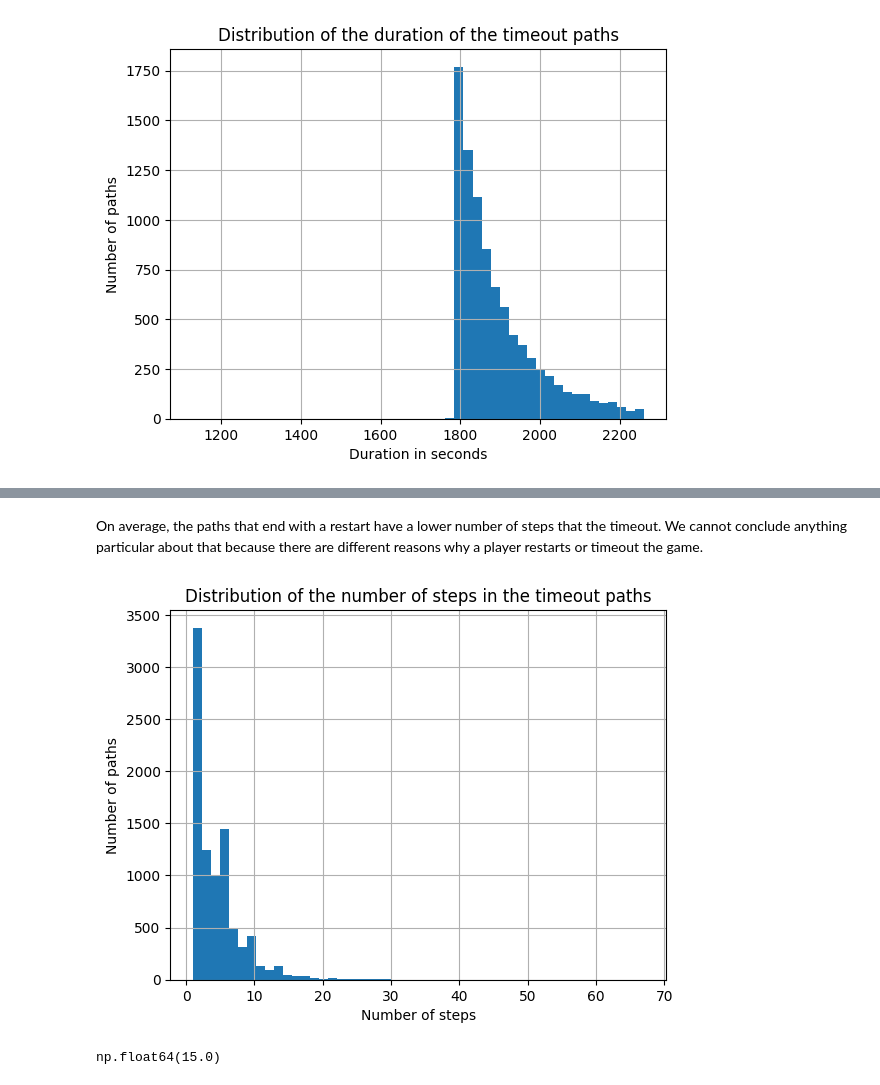
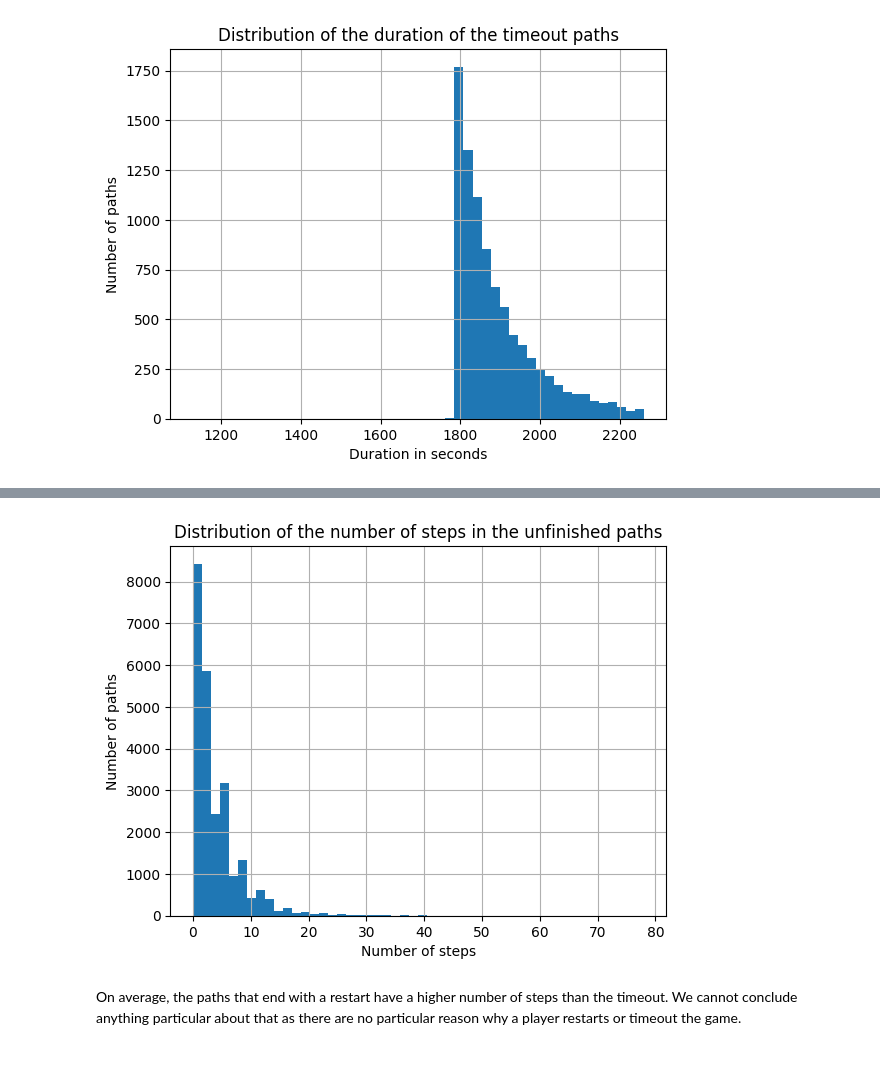
Before and after one commit to epfl-ada/ada-2024-project-adaspeedia, a Jupyter notebook: results_part_2_exploratory_data_analysis.ipynb, the cells around one changed output, grey strips where cells are left out. Drawn from its saved outputs; the diff is of its cells as text; code cells hidden in the pictures.

```diff
--- a/results_part_2_exploratory_data_analysis.ipynb
+++ b/results_part_2_exploratory_data_analysis.ipynb
@@ -708,11 +665,3 @@ plt.ylabel('Number of paths')
 plt.show()
 # %% [output]
 [figure]
-# %%
-# plot the distribution of the number of steps in the unfinished paths
-paths_unfinished['path_length'] = paths_unfinished['path'].apply(lambda x: len(x.split(';')))
-paths_unfinished['path_length'].hist(bins=50)
-plt.title('Distribution of the number of steps in the unfinished paths')
-plt.xlabel('Number of steps')
-plt.ylabel('Number of paths')
-plt.show()
@@ -748,16 +701,12 @@ plt.show()
+# %%
+# plot the distribution of the number of steps in the unfinished paths
+paths_unfinished['path_length'] = paths_unfinished['path'].apply(lambda x: len(x.split(';')) - 1)
+paths_unfinished['path_length'].hist(bins=50)
+plt.title('Distribution of the number of steps in the unfinished paths')
+plt.xlabel('Number of steps')
+plt.ylabel('Number of paths')
+plt.show()
+# %% [output]
+[figure, added]
 # %% [markdown]
-On average, the paths that end with a restart have a lower number of steps that the timeout. We cannot conclude anything particular about that because there are different reasons why a player restarts or timeout the game.
+On average, the paths that end with a restart have a higher number of steps than the timeout. We cannot conclude anything particular about that as there are no particular reason why a player restarts or timeout the game.
-# %%
-# plot the distribution of the number of steps in the timeout paths
-paths_unfinished[paths_unfinished['type'] == 'timeout']['path_length'].hist(bins=50)
-plt.title('Distribution of the number of steps in the timeout paths')
-plt.xlabel('Number of steps')
-plt.ylabel('Number of paths')
-plt.show()
-# %% [output]
-[figure, removed]
-# %%
-# get the 98th percentile of the number of steps in the timeout paths
-paths_unfinished[paths_unfinished['type'] == 'timeout']['path_length'].quantile(0.98)
-# %% [output]
-np.float64(15.0)
```
Also changed, not shown: parts of 44 cells of this notebook.
